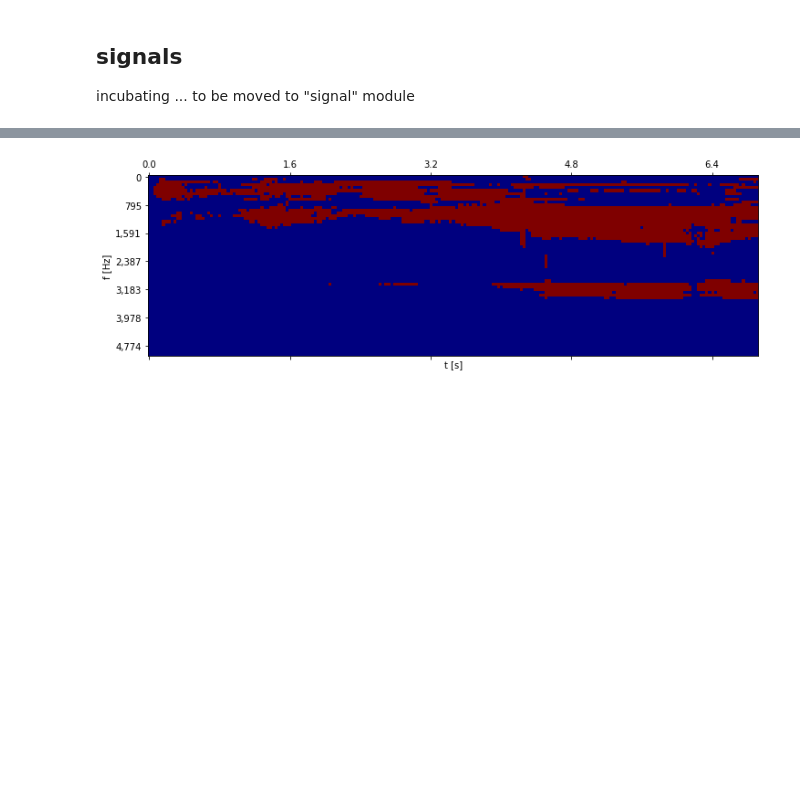
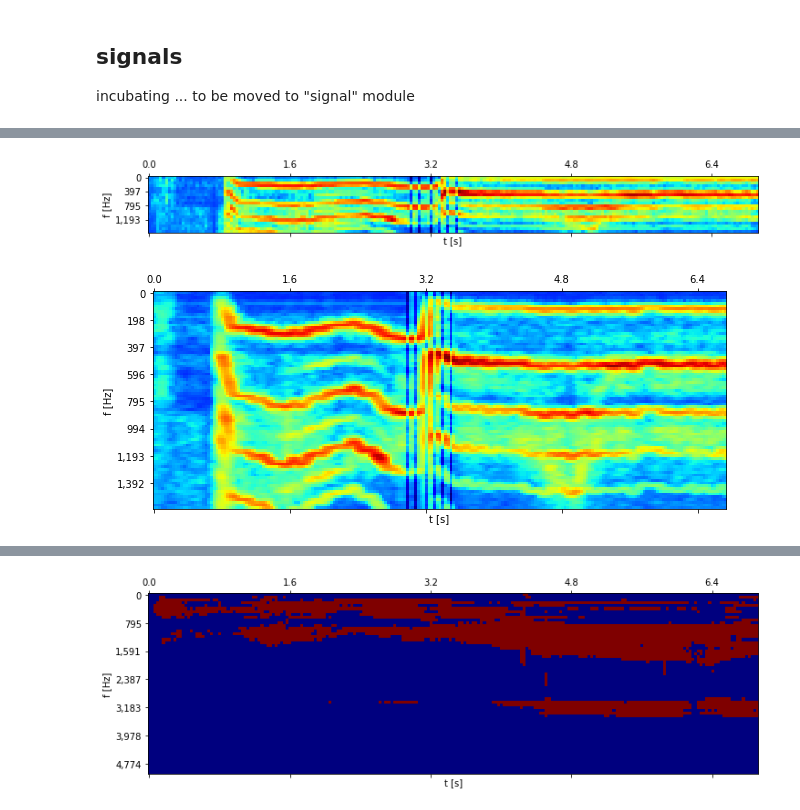
Before and after one commit to nuru-nu/moyo, a Jupyter notebook: notebooks/audio.ipynb, the cells around one changed output, grey strips where cells are left out. Drawn from its saved outputs; the diff is of its cells as text; code cells hidden in the pictures; blank space fills up the shorter version.

```diff
--- a/notebooks/audio.ipynb
+++ b/notebooks/audio.ipynb
@@ -133,0 +200,11 @@ incubating ... to be moved to "signal" module
+# %%
+ts = [3.4, 3.6, 3.8, 4.0]
+row = ab.data.o_p_3
+
+# base freq: not as clear ...
+ts = [2.9, 3.0, 3.1, 3.2, 3.3]
+row = ab.data.w_a_1
+
+# base freq: more harmonics; goes down with peaks=5, but up with peaks=3
+ts = [3.0, 3.1, 3.2, 3.3, 3.4, 3.5]
+row = ab.data.o_g_2
@@ -133,0 +213,16 @@ incubating ... to be moved to "signal" module
+# %%
+logmel256 = features.log_mel_spectrogram(row.wav, num_mel_bins=256, window_length_secs=0.256)
+logmel = row.logmel
+# %%
+def plot_with(logmel, ts, hzmax=1600, ax=None):
+    xs = [int(t * settings.rate / settings.hop_size) for t in ts]
+    logmel_mod = logmel.copy()
+    for x in xs:
+        logmel_mod[x, :] -= 2
+    util.plot_logmel(logmel_mod, hzmax=hzmax, ax=ax)
+
+plot_with(logmel, ts)
+plot_with(logmel256, ts)
+# %% [output]
+[figure, added]
+[figure, added]
```
Also changed, not shown: parts of 25 cells of this notebook, 4 other files.
